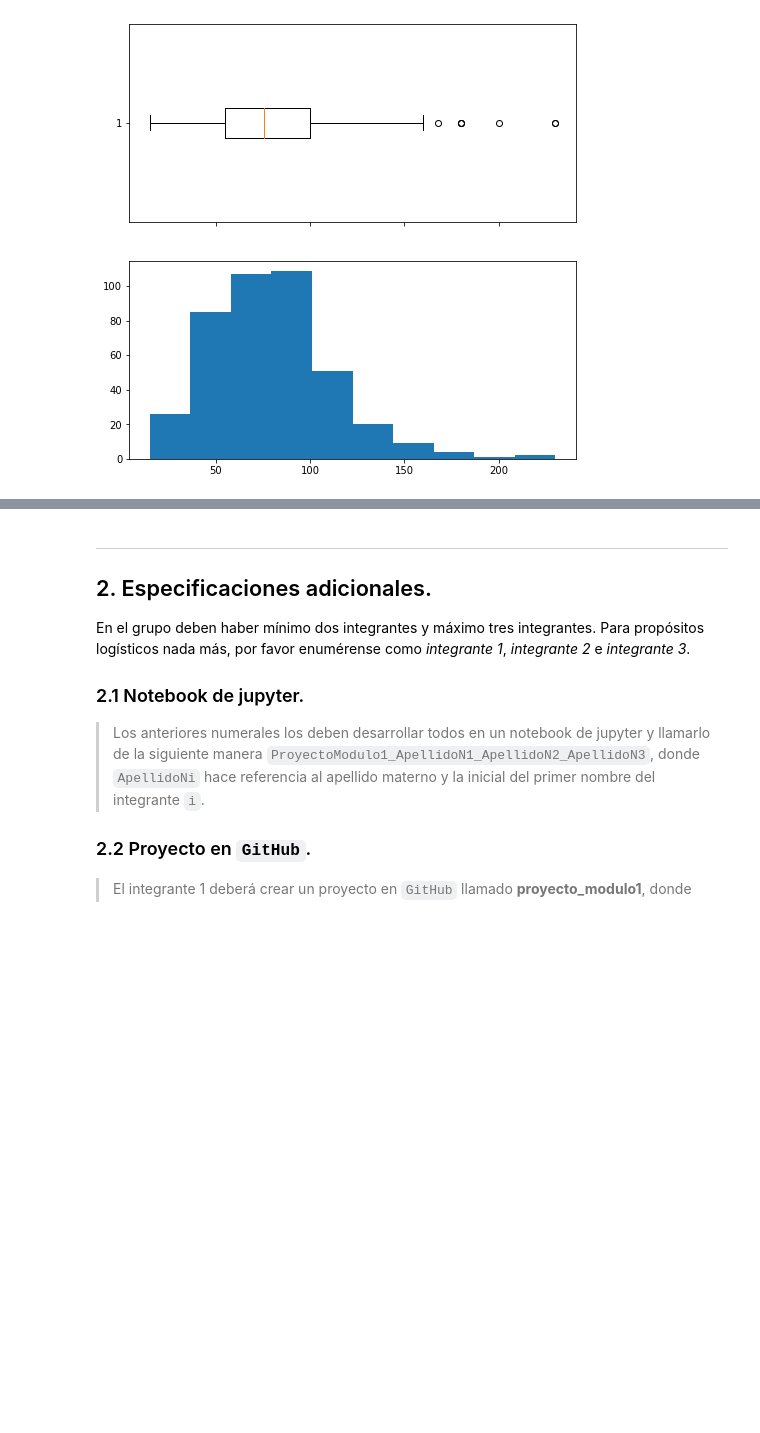
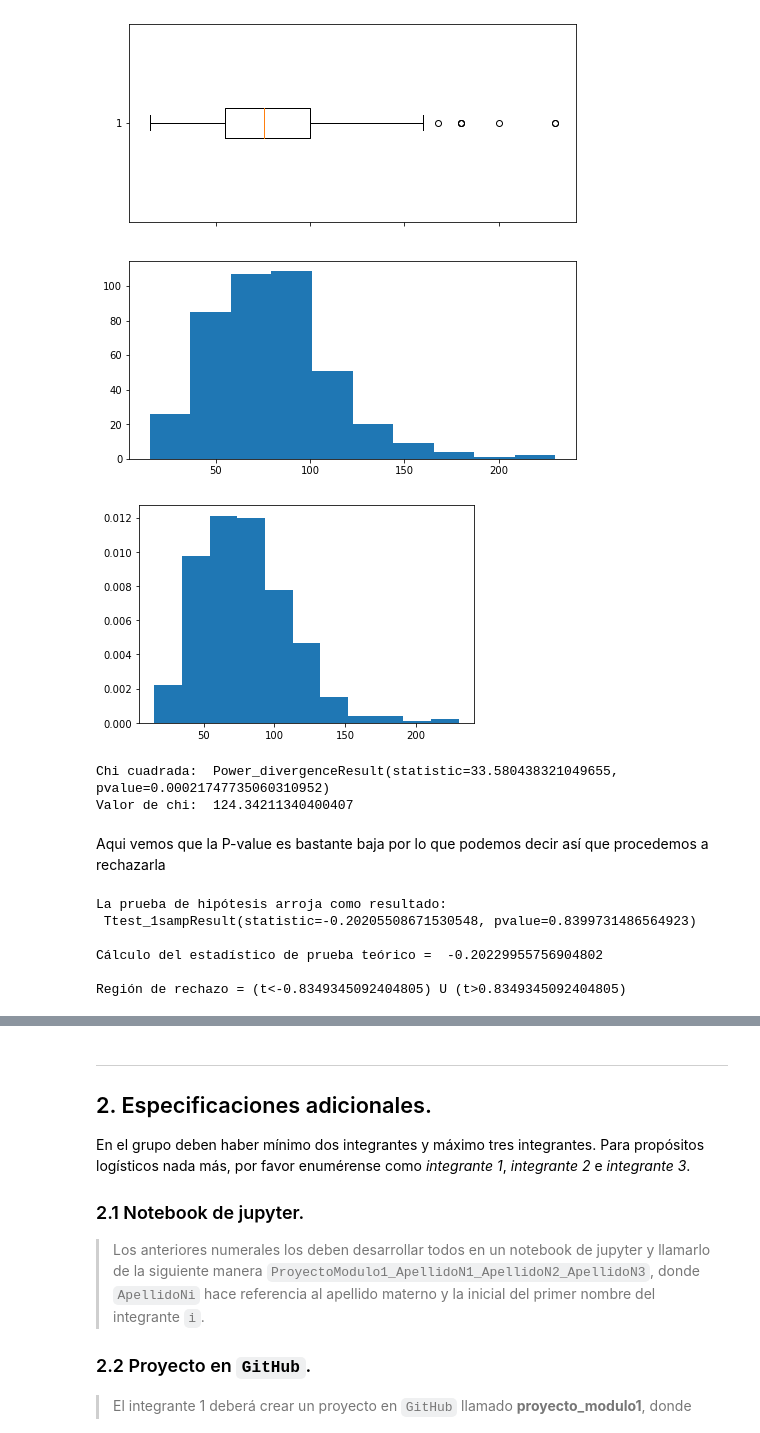
Before and after one commit to JuanPrdz/Proyecto_tema2_JPRodriguez_ARamirez_SRomero, a Jupyter notebook: El_bueno.ipynb, the cells around one changed output, grey strips where cells are left out. Cells and saved outputs as stored; diff of their text form; code cells hidden in the pictures; blank space fills up the shorter version.

```diff
--- a/El_bueno.ipynb
+++ b/El_bueno.ipynb
@@ -312,3 +317,68 @@ ax2.hist(defensa,bins = 10)
 plt.show()
 # %% [output]
 [figure]
+# %%
+# Asignamos a variables y: Valores de probabilidad de incidencia, x: Valores posibles en la defensa teniendo
+# en cuenta los bins en lo que se puede dividir, b: los bins en los que dividimos el histograma
+y, x ,b = plt.hist(defensa, bins = 11, density = True)
+x = x[1:]
+# %% [output]
+[figure, added]
+# %%
+# Pruebas de hipóstesis y chi cuadrada
+
+# Parámetros para los valores de x previamente definidos
+params = st.beta.fit(x)
+dist_prime = st.beta.pdf(x,*params)
+
+# Utilizamos Chi-cuadrada
+media_teorica = x*dist_prime
+x_2 = st.chisquare(y, media_teorica,ddof=0)
+print('Chi cuadrada: ', x_2)
+
+# Grados de libertad
+gdl = (len(x)-1)*(len(y)-1)
+
+chi = st.chi2.ppf(q=0.95, df=gdl)
+print('Valor de chi: ', chi)
+# %% [output]
+Chi cuadrada:  Power_divergenceResult(statistic=33.580438321049655, pvalue=0.00021747735060310952)
+Valor de chi:  124.34211340400407
+# %% [markdown]
+Aqui vemos que la P-value es bastante baja por lo que podemos decir así que procedemos a rechazarla
+# %%
+# Calculamos la media, desviación estándar y N
+media = defensa.mean()
+sd = defensa.std()
+N = len(defensa)
+
+# Nivel de confianza
+confianza = 0.95
+
+# Datos reales
+X = defensa
+
+# Hipótesis nula
+media2 = 80
+
+# Realizamos la prueba de hipótesis para H0= mu=media2
+ho = st.ttest_1samp(X, media2)
+print('La prueba de hipótesis arroja como resultado:\n',ho)
+print('')
+
+# Calculamos el estadístico normalizado
+t = (np.mean(X) - media2) / (np.std(X) / np.sqrt(N))
+print('Cálculo del estadístico de prueba teórico = ', t)
+print('')
+
+# Cálculo de la región de rechazo
+confianza_ph = 0.05
+cuantil = st.t(N-1).cdf(1-confianza_ph / 2)
+print(f'Región de rechazo = (t<{-cuantil}) U (t>{cuantil})')
+# %% [output]
+La prueba de hipótesis arroja como resultado:
+ Ttest_1sampResult(statistic=-0.20205508671530548, pvalue=0.8399731486564923)
+
+Cálculo del estadístico de prueba teórico =  -0.20229955756904802
+
+Región de rechazo = (t<-0.8349345092404805) U (t>0.8349345092404805)
```
Also changed, not shown: parts of 19 cells of this notebook.
